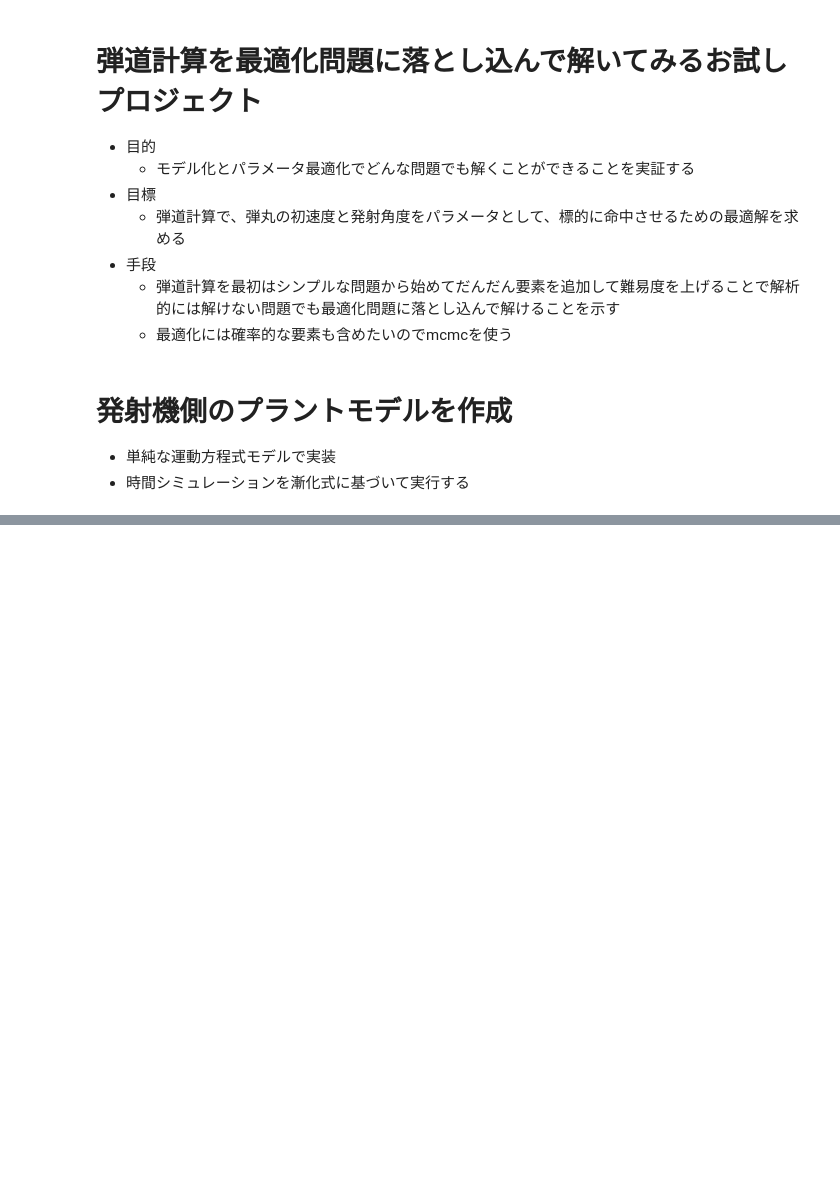
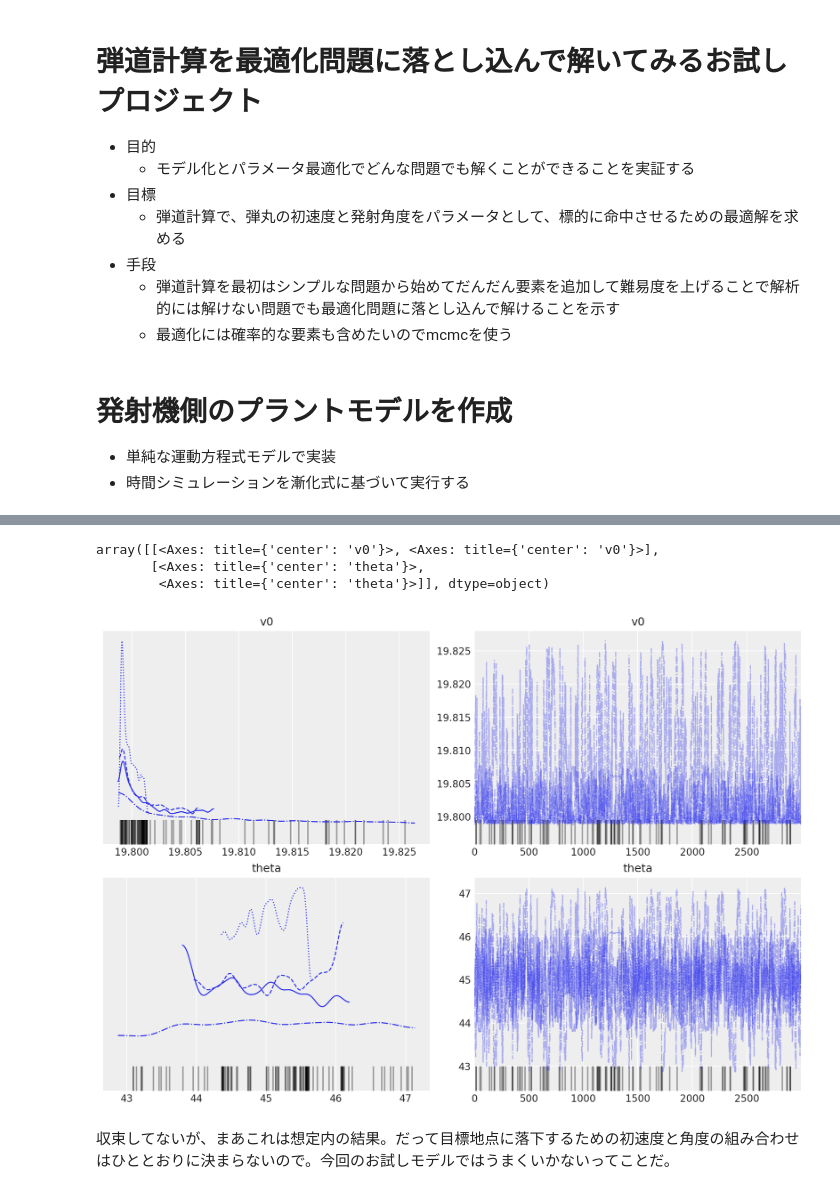
Before and after one commit to mdwl23/trajectory_calculation, a Jupyter notebook: study.ipynb, the cells around one changed output, grey strips where cells are left out. Saved outputs shown, nothing was run; the diff lists cells and outputs as text; code cells hidden in the pictures; blank space fills up the shorter version.

```diff
--- a/study.ipynb
+++ b/study.ipynb
@@ -76,0 +83,34 @@ plt.show() # グラフを表示
+# %%
+# ボールの軌道計算をする関数を定義（pymcで使えるように修正）
+def ball_trajectory_pm(v0, theta, g):
+    # 角度をラジアンに変換
+    theta = theta * 2 * math.pi / 360
+
+    # 水平方向と垂直方向の初速度を計算
+    vx = v0 * pm.math.cos(theta) # 水平方向の初速度 (m/s)
+    vy = v0 * pm.math.sin(theta) # 垂直方向の初速度 (m/s)
+
+    # ボールが地面に着くまでの時間を計算
+    t_max = 2 * vy / g # ボールが地面に着くまでの時間 (s)
+
+    # 着地点の水平距離を計算
+    x_end = vx * t_max
+
+    # ボールの着地位置を返す
+    return x_end
+# %%
+x_obs = np.ones(1000) * 40
+# %%
+with Model() as model:  # model specifications in PyMC are wrapped in a with-statement
+    # Define priors
+    v0 = Normal("v0", 20, sigma=5)  # [m/s]
+    theta = Normal("theta", 45, sigma=3.0)  # [degree]
+
+    x_true = ball_trajectory_pm(v0, theta, 9.8)
+
+    # Define likelihood
+    likelihood = Normal("y", mu=x_true, sigma=0.01, observed=x_obs)
+
+    # Inference!
+    # draw 3000 posterior samples using NUTS sampling
+    idata = sample(3000)
@@ -76,0 +128,9 @@ plt.show() # グラフを表示
+# %%
+az.plot_trace(idata, figsize=(10, 7))
+# %% [output]
+array([[<Axes: title={'center': 'v0'}>, <Axes: title={'center': 'v0'}>],
+       [<Axes: title={'center': 'theta'}>,
+        <Axes: title={'center': 'theta'}>]], dtype=object)
+[figure, added]
+# %% [markdown]
+収束してないが、まあこれは想定内の結果。だって目標地点に落下するための初速度と角度の組み合わせはひととおりに決まらないので。今回のお試しモデルではうまくいかないってことだ。
```
Also changed, not shown: parts of 5 cells of this notebook.
